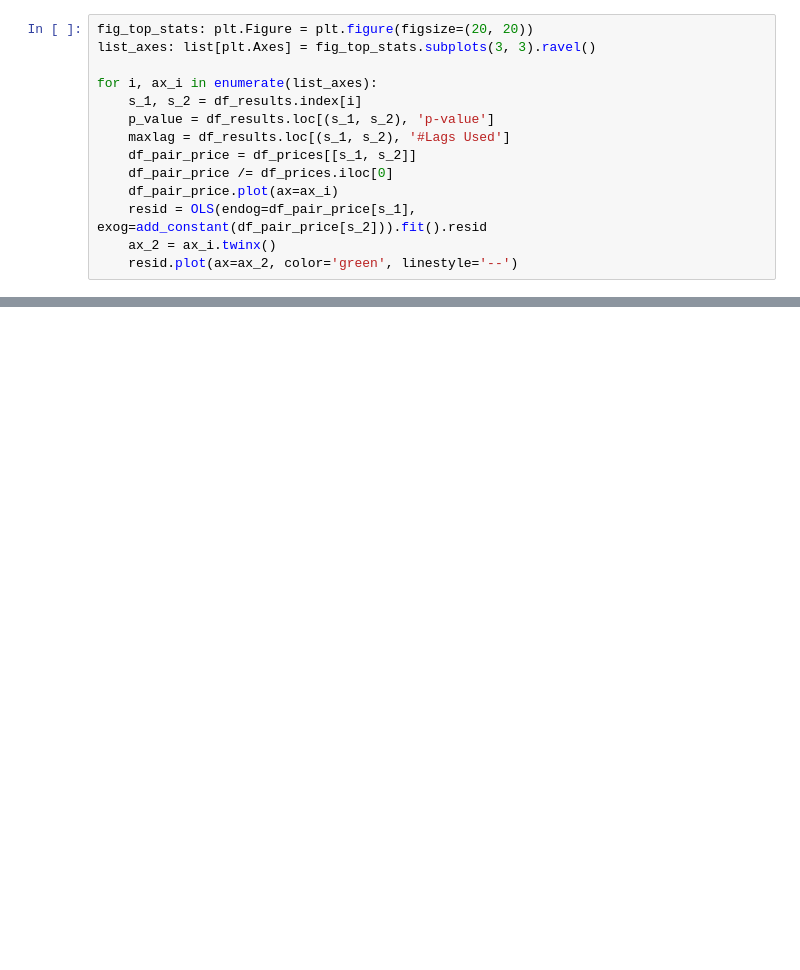
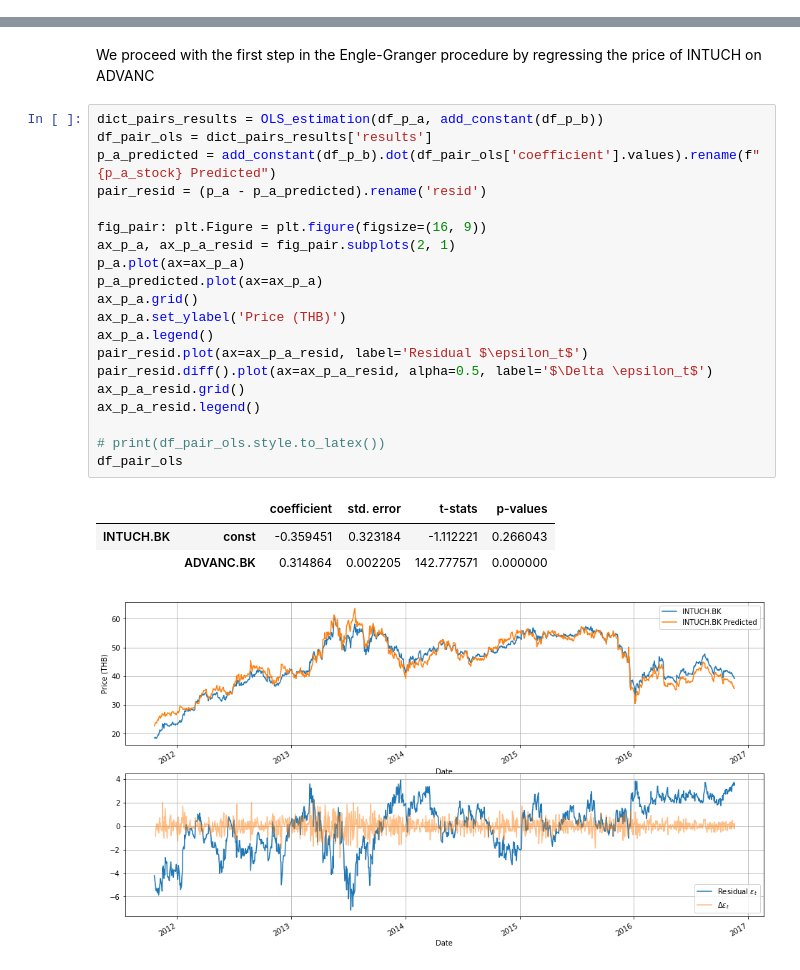
Before and after one commit to neiljira/CQFFinals_Surviving, a Jupyter notebook: main.ipynb, the cells around one changed output, grey strips where cells are left out. Drawn from its saved outputs; the diff is of its cells as text; blank space fills up the shorter version.

```diff
--- a/main.ipynb
+++ b/main.ipynb
@@ -386,14 +0,0 @@ df_results
-# %%
-fig_top_stats: plt.Figure = plt.figure(figsize=(20, 20))
-list_axes: list[plt.Axes] = fig_top_stats.subplots(3, 3).ravel()
-
-for i, ax_i in enumerate(list_axes):
-    s_1, s_2 = df_results.index[i]
-    p_value = df_results.loc[(s_1, s_2), 'p-value']
-    maxlag = df_results.loc[(s_1, s_2), '#Lags Used']
-    df_pair_price = df_prices[[s_1, s_2]]
-    df_pair_price /= df_prices.iloc[0]
-    df_pair_price.plot(ax=ax_i)
-    resid = OLS(endog=df_pair_price[s_1], exog=add_constant(df_pair_price[s_2])).fit().resid
-    ax_2 = ax_i.twinx()
-    resid.plot(ax=ax_2, color='green', linestyle='--')
@@ -406,0 +309,27 @@ johassen.trace_stat_crit_vals
+# %% [markdown]
+We proceed with the first step in the Engle-Granger procedure by regressing the price of INTUCH on ADVANC
+# %%
+dict_pairs_results = OLS_estimation(df_p_a, add_constant(df_p_b))
+df_pair_ols = dict_pairs_results['results']
+p_a_predicted = add_constant(df_p_b).dot(df_pair_ols['coefficient'].values).rename(f"{p_a_stock} Predicted")
+pair_resid = (p_a - p_a_predicted).rename('resid')
+
+fig_pair: plt.Figure = plt.figure(figsize=(16, 9))
+ax_p_a, ax_p_a_resid = fig_pair.subplots(2, 1)
+p_a.plot(ax=ax_p_a)
+p_a_predicted.plot(ax=ax_p_a)
+ax_p_a.grid()
+ax_p_a.set_ylabel('Price (THB)')
+ax_p_a.legend()
+pair_resid.plot(ax=ax_p_a_resid, label='Residual $\epsilon_t$')
+pair_resid.diff().plot(ax=ax_p_a_resid, alpha=0.5, label='$\Delta \epsilon_t$')
+ax_p_a_resid.grid()
+ax_p_a_resid.legend()
+
+# print(df_pair_ols.style.to_latex())
+df_pair_ols
+# %% [output]
+|  |  | coefficient | std. error | t-stats | p-values |
+| INTUCH.BK | const | -0.359451 | 0.323184 | -1.112221 | 0.266043 |
+|  | ADVANC.BK | 0.314864 | 0.002205 | 142.777571 | 0.000000 |
+[figure, added]
```
Also changed, not shown: parts of 68 cells of this notebook, 2 other files.
